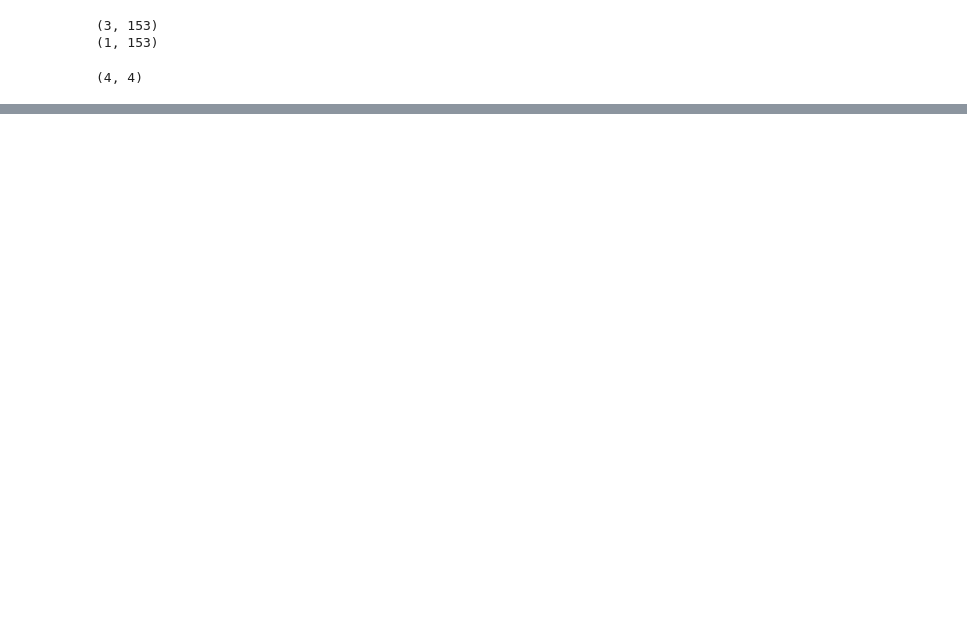
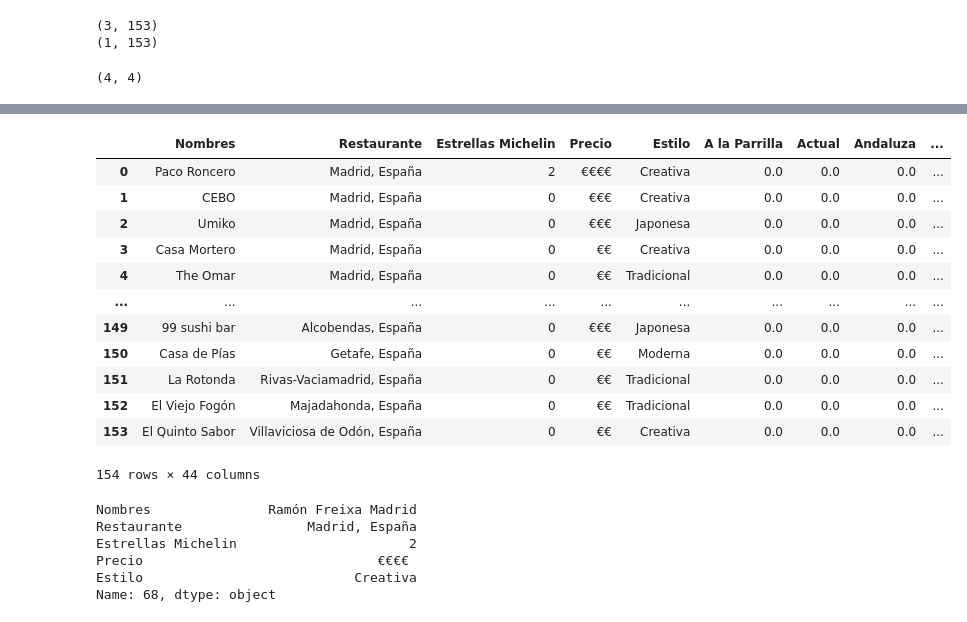
Before and after one commit to legabrielo/Recomendador, a Jupyter notebook: ML_Restaurantes.ipynb, the cells around one changed output, grey strips where cells are left out. Saved outputs shown, nothing was run; the diff lists cells and outputs as text; code cells hidden in the pictures; blank space fills up the shorter version.

```diff
--- a/ML_Restaurantes.ipynb
+++ b/ML_Restaurantes.ipynb
@@ -360,0 +435,17 @@ plt.show()
+# %%
+res = pd.concat([res, features ], axis = 1)
+res
+# %% [output]
+|  | Nombres | Restaurante | Estrellas Michelin | Precio | Estilo | A la Parrilla | Actual | Andaluza | ... |
+| 0 | Paco Roncero | Madrid, España | 2 | €€€€ | Creativa | 0.0 | 0.0 | 0.0 | ... |
+| 1 | CEBO | Madrid, España | 0 | €€€ | Creativa | 0.0 | 0.0 | 0.0 | ... |
+| 2 | Umiko | Madrid, España | 0 | €€€ | Japonesa | 0.0 | 0.0 | 0.0 | ... |
+| 3 | Casa Mortero | Madrid, España | 0 | €€ | Creativa | 0.0 | 0.0 | 0.0 | ... |
+| 4 | The Omar | Madrid, España | 0 | €€ | Tradicional | 0.0 | 0.0 | 0.0 | ... |
+| ... | ... | ... | ... | ... | ... | ... | ... | ... | ... |
+| 149 | 99 sushi bar | Alcobendas, España | 0 | €€€ | Japonesa | 0.0 | 0.0 | 0.0 | ... |
+| 150 | Casa de Pías | Getafe, España | 0 | €€ | Moderna | 0.0 | 0.0 | 0.0 | ... |
+| 151 | La Rotonda | Rivas-Vaciamadrid, España | 0 | €€ | Tradicional | 0.0 | 0.0 | 0.0 | ... |
+| 152 | El Viejo Fogón | Majadahonda, España | 0 | €€ | Tradicional | 0.0 | 0.0 | 0.0 | ... |
+| 153 | El Quinto Sabor | Villaviciosa de Odón, España | 0 | €€ | Creativa | 0.0 | 0.0 | 0.0 | ... |
+154 rows × 44 columns
@@ -360,0 +458,9 @@ plt.show()
+# %%
+Restaurantes.iloc[68]
+# %% [output]
+Nombres               Ramón Freixa Madrid
+Restaurante                Madrid, España
+Estrellas Michelin                      2
+Precio                              €€€€
+Estilo                           Creativa
+Name: 68, dtype: object
```
Also changed, not shown: parts of 19 cells of this notebook.
